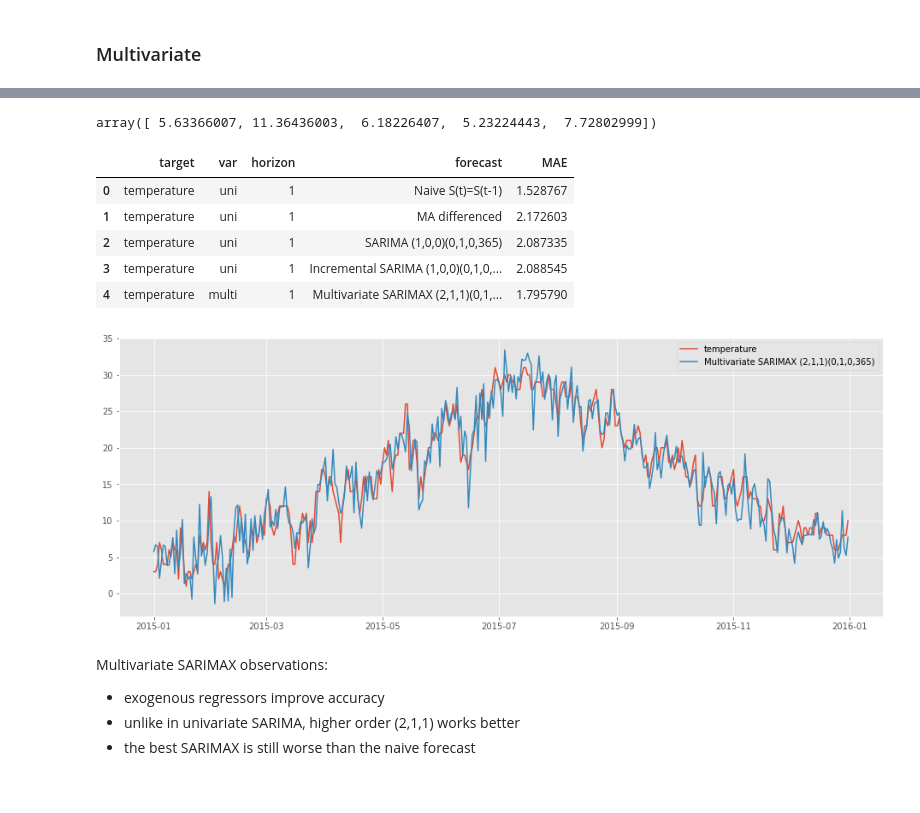
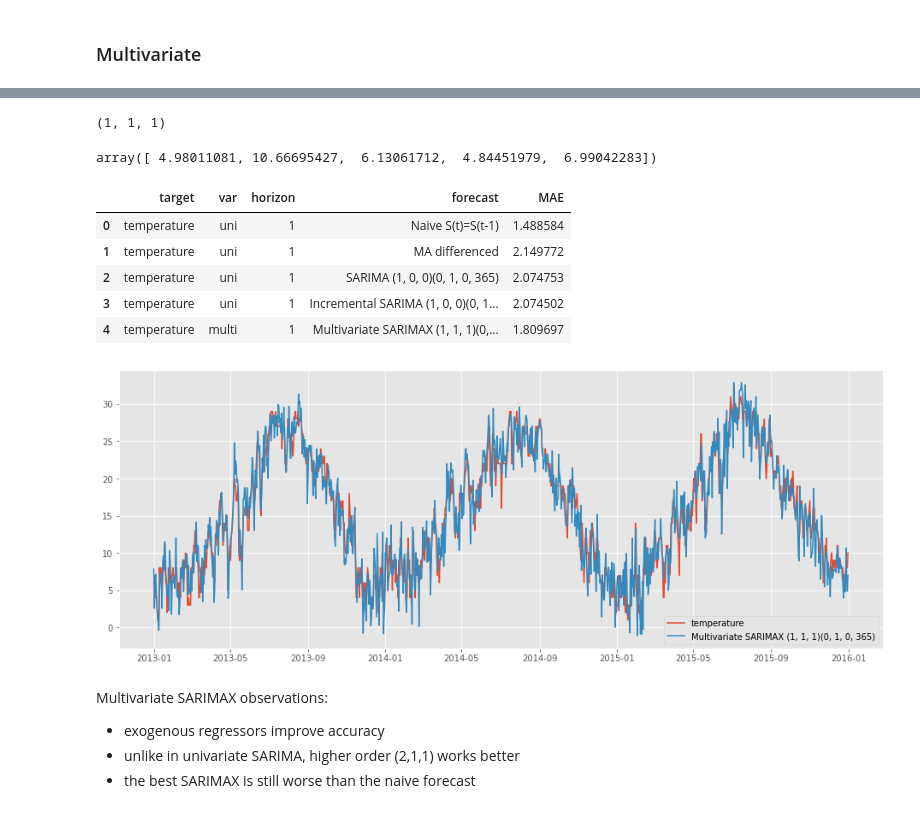
Before and after one commit to lecritch/madrid-weather, a Jupyter notebook: madrid_temperature.ipynb, the cells around one changed output, grey strips where cells are left out. Saved outputs shown, nothing was run; the diff lists cells and outputs as text; code cells hidden in the pictures.

```diff
--- a/madrid_temperature.ipynb
+++ b/madrid_temperature.ipynb
@@ -702,14 +721,2 @@ def sarima_x(diff_series, order, series=y):
 
     return y_hat
-# %%
-# search for the best (p,d,q)
-for order in [(1,0,0),
-              (2,0,0),
-              (1,1,0),
-              (2,1,0),
-              (1,0,1),
-              (1,1,1),
-              (2,1,1),
-              ]:
-    y_hat = sarima_x(D_y, order=order)
-    print(MAE(y_true, y_hat))
@@ -723,0 +723,7 @@ for order in [(1,0,0),
+# %%
+mae_scores = []
+for order in orders:
+    y_hat = sarima_x(D_y, order=order)
+    mae = MAE(y_true, y_hat)
+    mae_scores.append(mae)
+    print(f'{mae:.4f}')
@@ -724,23 +739,29 @@ for order in [(1,0,0),
+# %%
+best_order_x = orders[mae_scores.index(min(mae_scores))]
+best_order_x
+# %% [output]
+(1, 1, 1)
 # %%
-y_hat = sarima_x(D_y, order=(2,1,1))
+y_hat = sarima_x(D_y, order=best_order_x)
 y_hats.append(y_hat)
 y_hat[-5:] # leakage control
 # %% [output]
-array([ 5.63366007, 11.36436003,  6.18226407,  5.23224443,  7.72802999])
+array([ 4.98011081, 10.66695427,  6.13061712,  4.84451979,  6.99042283])
 # %%
-reports.loc[len(reports)] = [TARGET, 'multi', HORIZON, 'Multivariate SARIMAX (2,1,1)(0,1,0,365)', MAE(y_true, y_hat)]
+reports.loc[len(reports)] = [TARGET, 'multi', HORIZON, f'Multivariate SARIMAX {best_order_x}(0, 1, 0, 365)',
+                             MAE(y_true, y_hat)]
 reports
 # %% [output]
 |  | target | var | horizon | forecast | MAE |
-| 0 | temperature | uni | 1 | Naive S(t)=S(t-1) | 1.528767 |
-| 1 | temperature | uni | 1 | MA differenced | 2.172603 |
-| 2 | temperature | uni | 1 | SARIMA (1,0,0)(0,1,0,365) | 2.087335 |
-| 3 | temperature | uni | 1 | Incremental SARIMA (1,0,0)(0,1,0,... | 2.088545 |
-| 4 | temperature | multi | 1 | Multivariate SARIMAX (2,1,1)(0,1,... | 1.795790 |
+| 0 | temperature | uni | 1 | Naive S(t)=S(t-1) | 1.488584 |
+| 1 | temperature | uni | 1 | MA differenced | 2.149772 |
+| 2 | temperature | uni | 1 | SARIMA (1, 0, 0)(0, 1, 0, 365) | 2.074753 |
+| 3 | temperature | uni | 1 | Incremental SARIMA (1, 0, 0)(0, 1... | 2.074502 |
+| 4 | temperature | multi | 1 | Multivariate SARIMAX (1, 1, 1)(0,... | 1.809697 |
 # %%
-plot_series({f'{TARGET}': y_true, 'Multivariate SARIMAX (2,1,1)(0,1,0,365)': y_hat}, TEST_PERIOD)
+plot_series({f'{TARGET}': y_true, f'Multivariate SARIMAX {best_order_x}(0, 1, 0, 365)': y_hat}, TEST_PERIOD)
 # %% [output]
-[figure, old version]
+[figure, new version]
 # %% [markdown]
 Multivariate SARIMAX observations:
 - exogenous regressors improve accuracy
```
Also changed, not shown: parts of 56 cells of this notebook.
